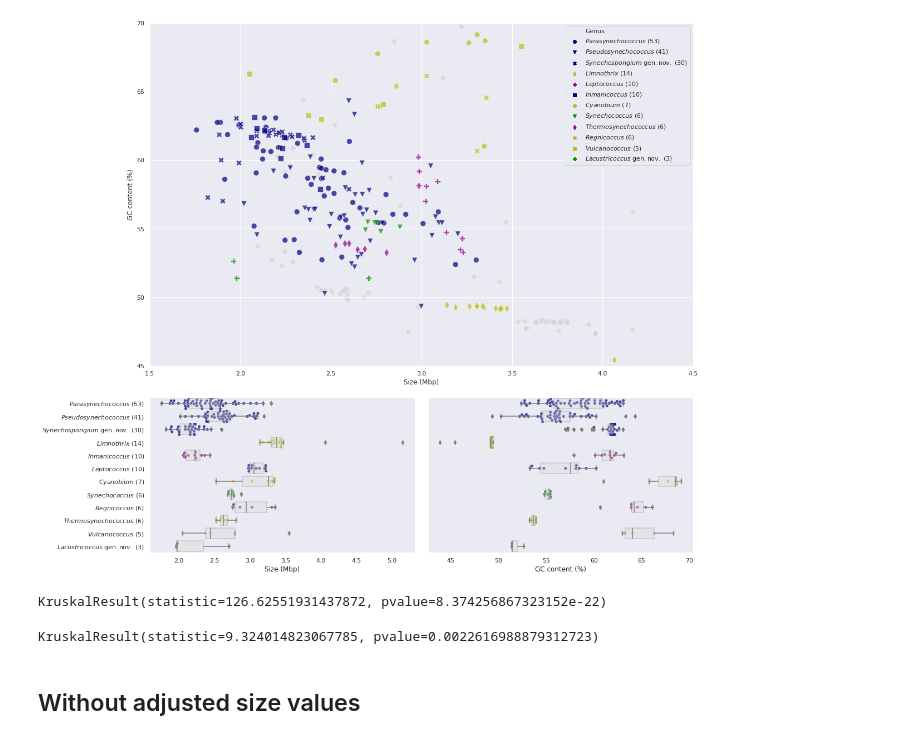
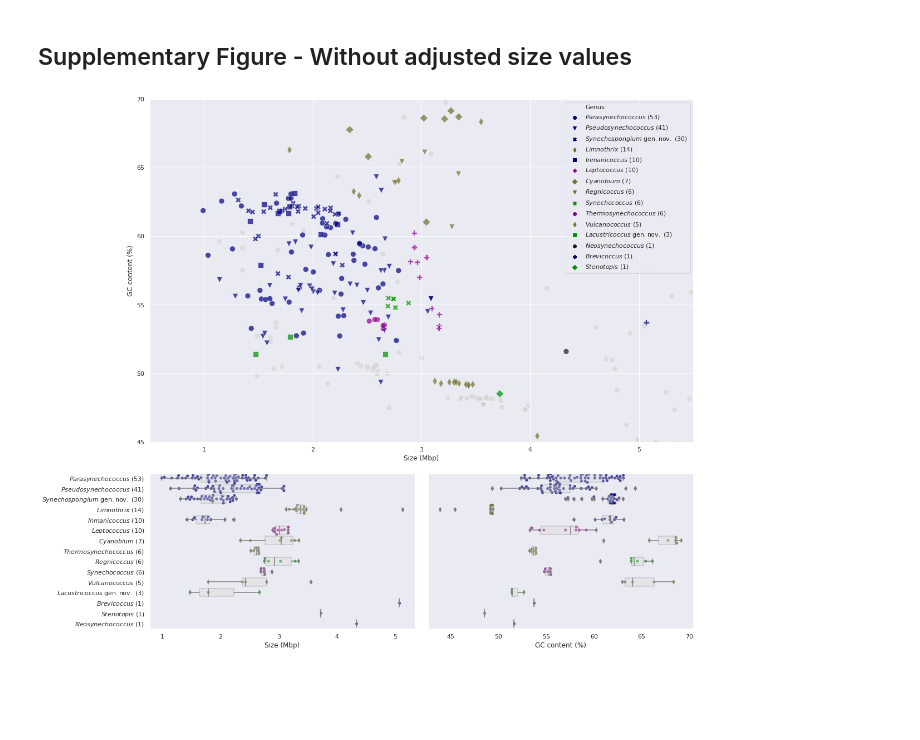
Before and after one commit to vinisalazar/SynechococcusGT, a Jupyter notebook: code/gc_size.ipynb, the cells around one changed output. Drawn from its saved outputs; the diff is of its cells as text; code cells hidden in the pictures; blank space fills up the shorter version.

```diff
--- a/code/gc_size.ipynb
+++ b/code/gc_size.ipynb
@@ -80,9 +42,10 @@ def main(data, data_, figsize=(15,15), axis_lim=((1,7), (30,70)), palette='deep'
 # %%
+# Plot function
 def main2(data, data_, figsize=(15,15), axis_lim=((1,7), (30,70)), palette='deep', **kwargs):
 
     # Setting general attributes
     sns.set_palette(palette)
-    markers = ['o', 'v', 'X', 'd', 's', 'P',] * 5 # other marker choices are: 'sDdPX'
+    markers = ['o', 'v', 'X', 'd', 's', 'P', 'D'] * 5 # other marker choices are: 'sDdPX'
 
     # Fig instance
     fig = plt.figure(figsize=figsize)
@@ -114,14 +77,18 @@ def main2(data, data_, figsize=(15,15), axis_lim=((1,7), (30,70)), palette='deep
     "$Synechococcus$ (6)": "Freshwater",
     "$Thermosynechococcus$ (6)": "Thermophilic",
     "$Limnothrix$ (14)": "Halotolerant",
-    "$Leptococcus$ (10)": "Thermophilic"
+    "$Leptococcus$ (10)": "Thermophilic",
+    "$Brevicoccus$ (1)": "Marine",
+    "$Stenotopis$ (1)": "Freshwater",
+    "$Neosynechococcus$ (1)": "Peat bog",
     }
 
     ecotype_color = {
     "Marine": "#000080",
     "Freshwater": "#009000",
     "Thermophilic": "#900090",
-    "Halotolerant": "tab:olive"
+    "Halotolerant": "#707030",
+    "Peat bog": "k"
     }
 
     order = []
@@ -147,6 +114,7 @@ def main2(data, data_, figsize=(15,15), axis_lim=((1,7), (30,70)), palette='deep
                         color='lightgray', alpha=0.6, s=100, ax=ax0, zorder=0)
 
     # Second axis - size plot
+    palette = list(palette)[:-3] + ['#000080', '#009000', 'k']
     ax1 = fig.add_subplot(gs[2, 0])
     sns.boxplot(
         y="Genus",
@@ -194,7 +162,7 @@ def main2(data, data_, figsize=(15,15), axis_lim=((1,7), (30,70)), palette='deep
 
     # Fixing labels
     ax0.set_xlabel("Size (Mbp)")
-    ax0.set_ylabel("GC content (%)")
+    ax0.set_ylabel("GC content (%)", rotation=90)
     ax1.set_xlabel("Size (Mbp)")
     ax1.set_ylabel("")
     ax2.set_xlabel("GC content (%)")
@@ -212,26 +207,29 @@ def main2(data, data_, figsize=(15,15), axis_lim=((1,7), (30,70)), palette='deep
+# %% [markdown]
+## Supplementary Figure - Without adjusted size values
 # %%
 # Our draft
 df_ = df[df['quality_filter']].copy()
 
 df_['no_genus'] = df_.groupby('new_genus')[
     'new_genus'].transform('count').map(int, na_action="ignore")
 
 data = df_[(df_['is_synecho']) &
            ~(df_['new_genus'].isin(("GCA", "PCC-7336"))) &
-           (df_['no_genus'] > 1) &
-           (df_['gtt_label'].str[1] != "X")].copy()
+           (df_['no_genus'] > 0) &
+           (df_['gtt_label'].str[1] != "X") &
+           (~df_["new_genus"].isin(("Phormidesmis", "Leptovivax")))].copy()
 data['new_genus'] = data['new_genus'].apply(lambda s: s + "\ \mathrm {gen. nov.}" if any(i in s for i in ("Lacustricoccus", "Synechospongium")) else s)
 data_ = df_[~df_['is_synecho']].copy()
 
 models = []
 
-for dataframe in (data, data_):
-    model = linregress(dataframe['checkm_completeness'], dataframe['megabases'])
-    models.append(model)
-    dataframe['megabases'] = dataframe.apply(lambda row: 100 *
-                                   row['megabases'] / row['checkm_completeness'] if
-                                   row['checkm_completeness'] < 100 else row['megabases'], axis=1)
+# for dataframe in (data, data_):
+#     model = linregress(dataframe['checkm_completeness'], dataframe['megabases'])
+#     models.append(model)
+#     dataframe['megabases'] = dataframe.apply(lambda row: 100 *
+#                                    row['megabases'] / row['checkm_completeness'] if
+#                                    row['checkm_completeness'] < 100 else row['megabases'], axis=1)
 
-main2(data=data, data_=data_, figsize=(17.5,17.5), axis_lim=((1.5,4.5), (45, 70)),)# save="../data/plots/final/Figure_3_draft.pdf")
+main2(data=data, data_=data_, figsize=(17.5,17.5), axis_lim=((0.5,5.5), (45, 70)), save="../data/plots/final/Supp_Figure_3_review.pdf")
 # %% [output]
-[figure, old version]
+[figure, new version]
@@ -244,10 +235,0 @@ kw = kruskal(*kw_data.values())
-# %%
-kw
-# %% [output]
-KruskalResult(statistic=126.62551931437872, pvalue=8.374256867323152e-22)
-# %%
-kruskal(kw_data['Parasynechococcus'], kw_data['Pseudosynechococcus'])
-# %% [output]
-KruskalResult(statistic=9.324014823067785, pvalue=0.0022616988879312723)
-# %% [markdown]
-## Without adjusted size values
```
Also changed, not shown: parts of 7 cells of this notebook, 1 other file.
